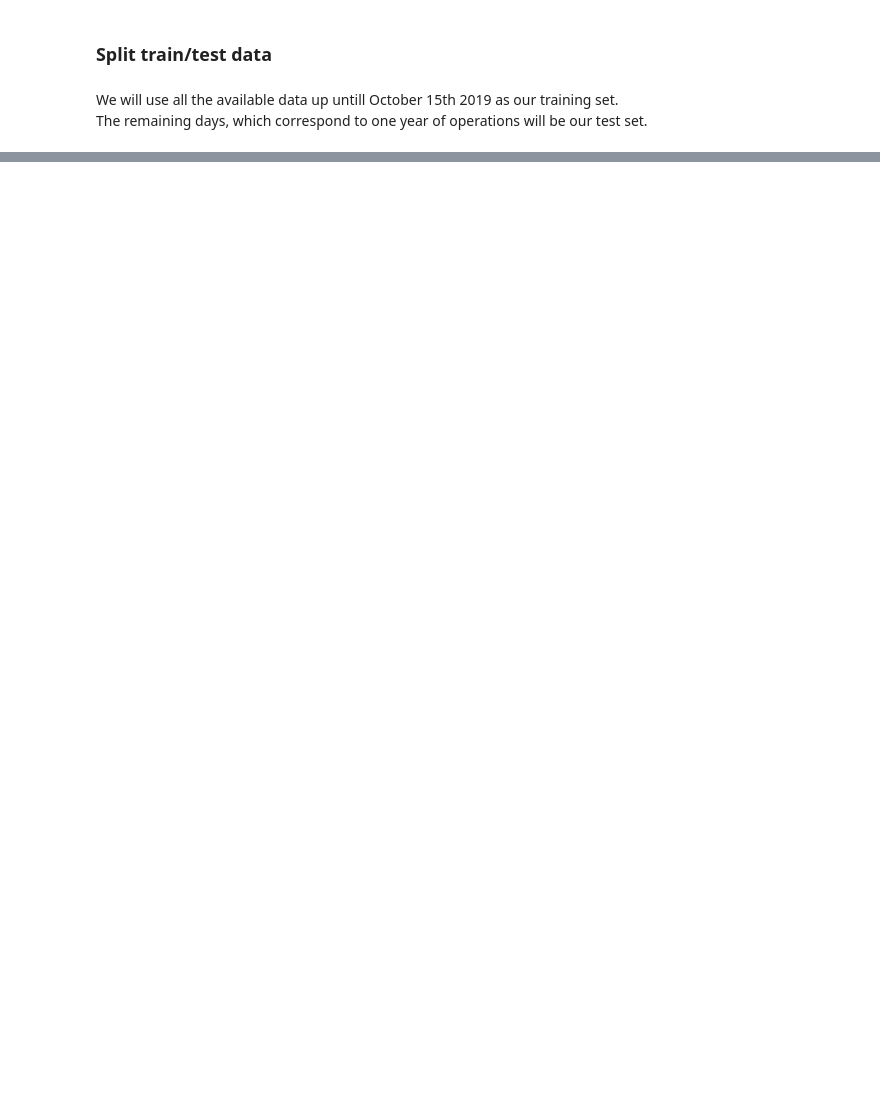
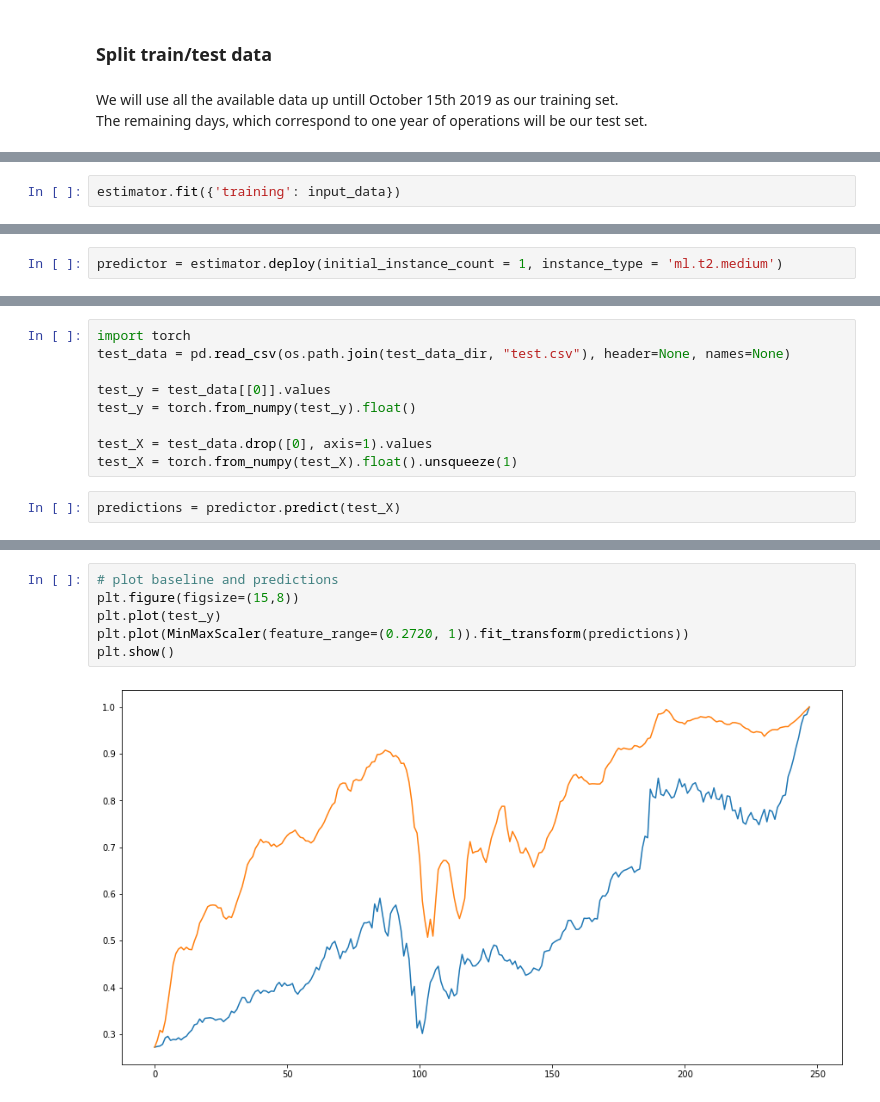
Before and after one commit to brunokiyoshi/Nanodegree-MLE-capstone-project, a Jupyter notebook: Capstone project.ipynb, the cells around one changed output, grey strips where cells are left out. Drawn from its saved outputs; the diff is of its cells as text; blank space fills up the shorter version.

```diff
--- a/Capstone project.ipynb
+++ b/Capstone project.ipynb
@@ -213,0 +218,2 @@ The remaining days, which correspond to one year of operations will be our test
+# %%
+estimator.fit({'training': input_data})
@@ -213,0 +243,2 @@ The remaining days, which correspond to one year of operations will be our test
+# %%
+predictor = estimator.deploy(initial_instance_count = 1, instance_type = 'ml.t2.medium')
@@ -213,0 +261,11 @@ The remaining days, which correspond to one year of operations will be our test
+# %%
+import torch
+test_data = pd.read_csv(os.path.join(test_data_dir, "test.csv"), header=None, names=None)
+
+test_y = test_data[[0]].values
+test_y = torch.from_numpy(test_y).float()
+
+test_X = test_data.drop([0], axis=1).values
+test_X = torch.from_numpy(test_X).float().unsqueeze(1)
+# %%
+predictions = predictor.predict(test_X)
@@ -213,0 +294,8 @@ The remaining days, which correspond to one year of operations will be our test
+# %%
+# plot baseline and predictions
+plt.figure(figsize=(15,8))
+plt.plot(test_y)
+plt.plot(MinMaxScaler(feature_range=(0.2720, 1)).fit_transform(predictions))
+plt.show()
+# %% [output]
+[figure, added]
```
Also changed, not shown: parts of 28 cells of this notebook, 3 other files.
